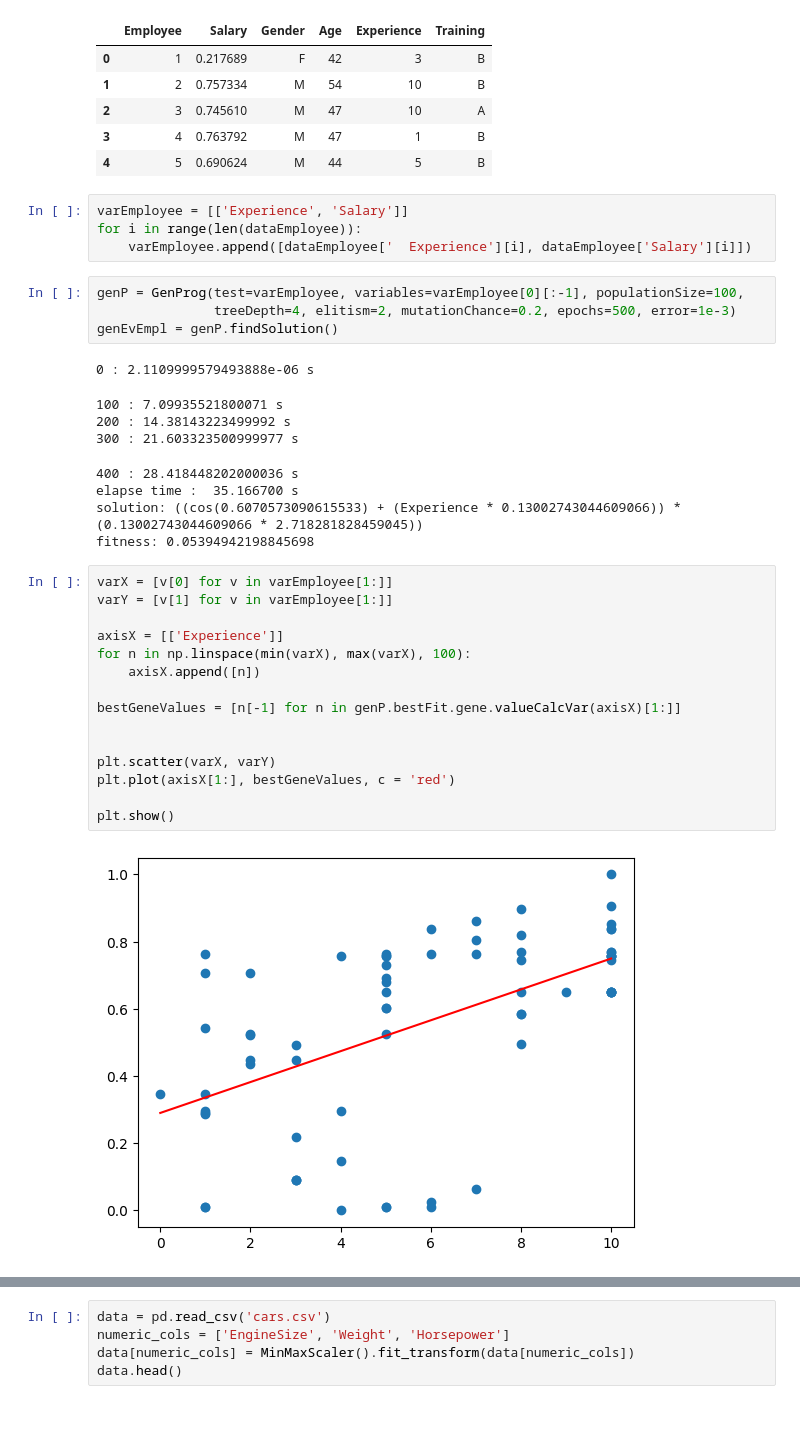
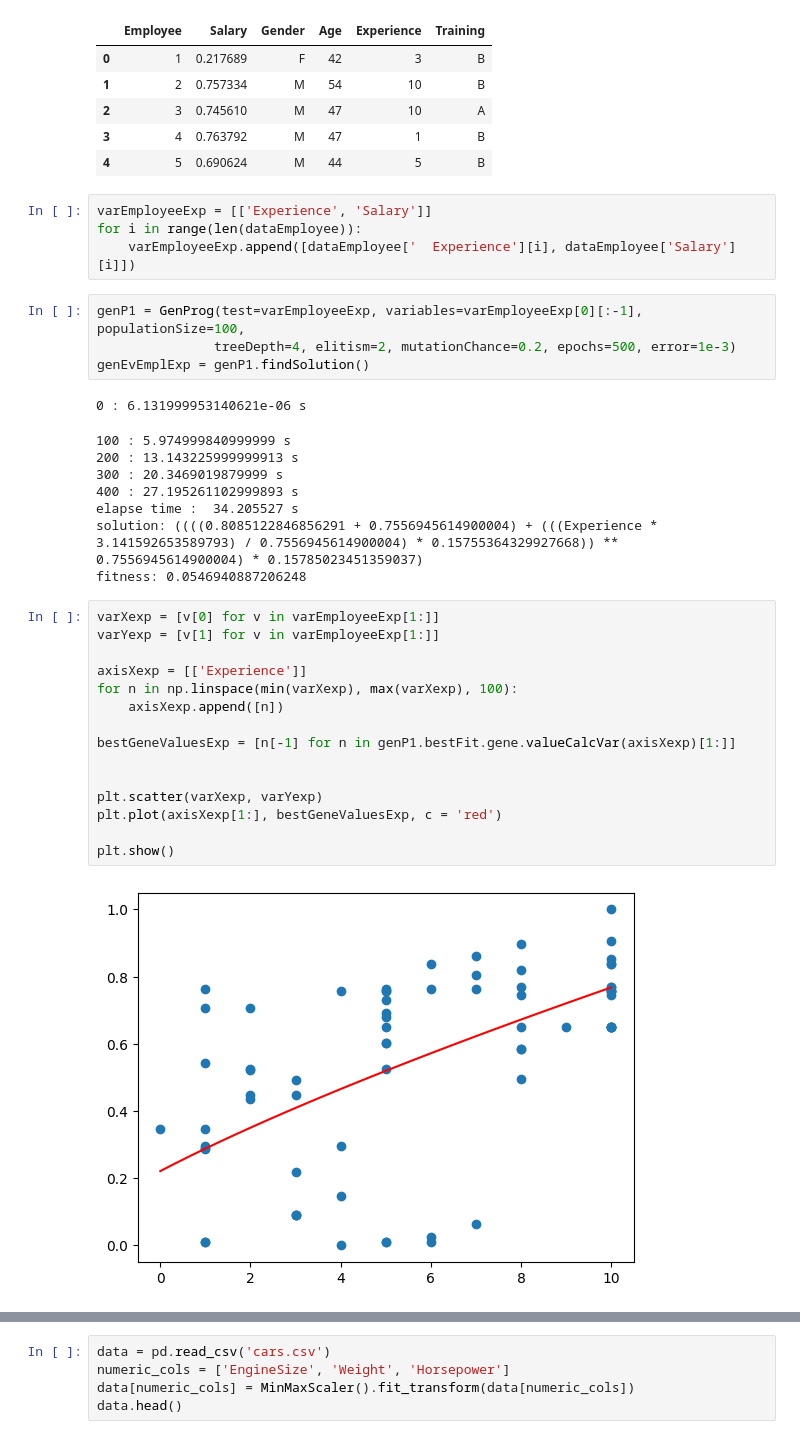
Before and after one commit to PetarP02/RIProjekat, a Jupyter notebook: Test.ipynb, the cells around one changed output, grey strips where cells are left out. Cells and saved outputs as stored; diff of their text form.

```diff
--- a/Test.ipynb
+++ b/Test.ipynb
@@ -19,37 +19,37 @@ dataEmployee.head()
 | 3 | 4 | 0.763792 | M | 47 | 1 | B |
 | 4 | 5 | 0.690624 | M | 44 | 5 | B |
 # %%
-varEmployee = [['Experience', 'Salary']]
+varEmployeeExp = [['Experience', 'Salary']]
 for i in range(len(dataEmployee)):
-    varEmployee.append([dataEmployee['  Experience'][i], dataEmployee['Salary'][i]])
+    varEmployeeExp.append([dataEmployee['  Experience'][i], dataEmployee['Salary'][i]])
 # %%
-genP = GenProg(test=varEmployee, variables=varEmployee[0][:-1], populationSize=100,
+genP1 = GenProg(test=varEmployeeExp, variables=varEmployeeExp[0][:-1], populationSize=100,
                treeDepth=4, elitism=2, mutationChance=0.2, epochs=500, error=1e-3)
-genEvEmpl = genP.findSolution()
+genEvEmplExp = genP1.findSolution()
 # %% [output]
-0 : 2.1109999579493888e-06 s
+0 : 6.131999953140621e-06 s
-100 : 7.09935521800071 s
-200 : 14.38143223499992 s
-300 : 21.603323500999977 s
+100 : 5.974999840999999 s
+200 : 13.143225999999913 s
+300 : 20.3469019879999 s
+400 : 27.195261102999893 s
+elapse time :  34.205527 s
+solution: ((((0.8085122846856291 + 0.7556945614900004) + (((Experience * 3.141592653589793) / 0.7556945614900004) * 0.15755364329927668)) ** 0.7556945614900004) * 0.15785023451359037)
+fitness: 0.0546940887206248
-400 : 28.418448202000036 s
-elapse time :  35.166700 s
-solution: ((cos(0.6070573090615533) + (Experience * 0.13002743044609066)) * (0.13002743044609066 * 2.718281828459045))
-fitness: 0.05394942198845698
 # %%
-varX = [v[0] for v in varEmployee[1:]]
-varY = [v[1] for v in varEmployee[1:]]
+varXexp = [v[0] for v in varEmployeeExp[1:]]
+varYexp = [v[1] for v in varEmployeeExp[1:]]
 
-axisX = [['Experience']]
-for n in np.linspace(min(varX), max(varX), 100):
-    axisX.append([n])
+axisXexp = [['Experience']]
+for n in np.linspace(min(varXexp), max(varXexp), 100):
+    axisXexp.append([n])
 
-bestGeneValues = [n[-1] for n in genP.bestFit.gene.valueCalcVar(axisX)[1:]]
+bestGeneValuesExp = [n[-1] for n in genP1.bestFit.gene.valueCalcVar(axisXexp)[1:]]
 
 
-plt.scatter(varX, varY)
-plt.plot(axisX[1:], bestGeneValues, c = 'red')
+plt.scatter(varXexp, varYexp)
+plt.plot(axisXexp[1:], bestGeneValuesExp, c = 'red')
 
 plt.show()
 # %% [output]
-[figure, old version]
+[figure, new version]
 # %%
```
Also changed, not shown: parts of 11 cells of this notebook.
